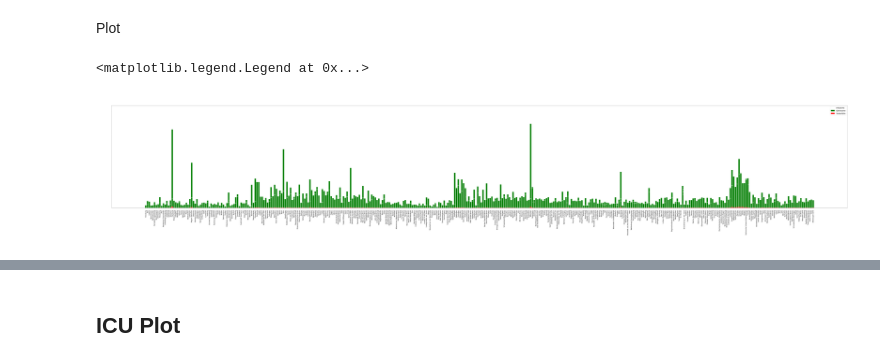
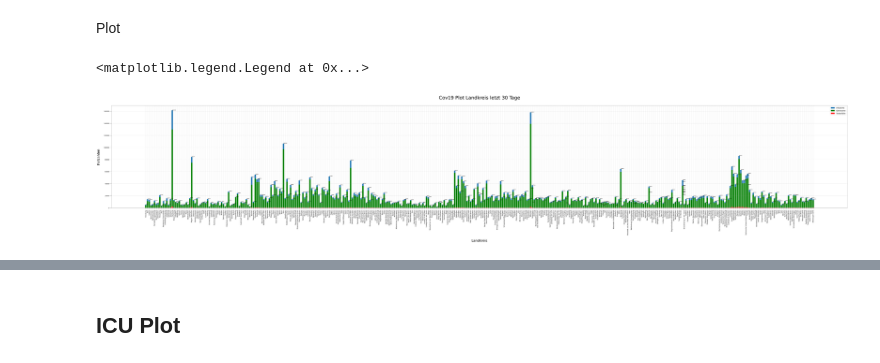
Before and after one commit to BackInBash/cov19-ki, a Jupyter notebook: icu.ipynb, the cells around one changed output, grey strips where cells are left out. Drawn from its saved outputs; the diff is of its cells as text; code cells hidden in the pictures.

Commit message:
Color Update

```diff
--- a/icu.ipynb
+++ b/icu.ipynb
@@ -47,39 +47,39 @@ for kreis in cov['IdLandkreis']:
     x.append(kreisid(str(kreis)))
 
 plt.figure(figsize=(140,20))
 ax=plt.axes()
 
 #ax.set_facecolor('black')
-#ax.grid(linewidth=0.4, color='#8f8f8f')
+ax.grid(linewidth=0.4, color='#8f8f8f')
 
 
 plt.xticks(rotation='vertical',
            size='15')#ticks of X
 
-plt.yticks(size='15',color='white')
+plt.yticks(size='15',color='black')
 
 
-ax.set_xlabel('\nLandkreis',size=35, color='white')
-ax.set_ylabel('Fallzahlen\n',size=35, color='white')
+ax.set_xlabel('\nLandkreis',size=35, color='black')
+ax.set_ylabel('Fallzahlen\n',size=35, color='black')
 
-plt.tick_params(size=20,color='white')
+plt.tick_params(size=20,color='black')
 
 
 ax.set_title('Cov19 Plot Landkreis letzt 30 Tage\n',
-             size=50,color='white')
+             size=50,color='black')
 
-plt.bar(x,co,label='re',color='white')
+plt.bar(x,co,label='re')
 plt.bar(x,re,label='re',color='green')
 plt.bar(x,de,label='re',color='red')
 
 for i,j in zip(x,co):
     ax.annotate(str(int(j)),
                 xy=(i,j+3),
-                color='white',
+                color='black',
                 size=10)
 
 plt.legend(['Infizierte','Genesene','Todesfälle'],
            fontsize=20)
 # %% [output]
 <matplotlib.legend.Legend at 0x...>
-[figure, old version]
+[figure, new version]
```
Also changed, not shown: parts of 2 cells of this notebook, 1 other file.
